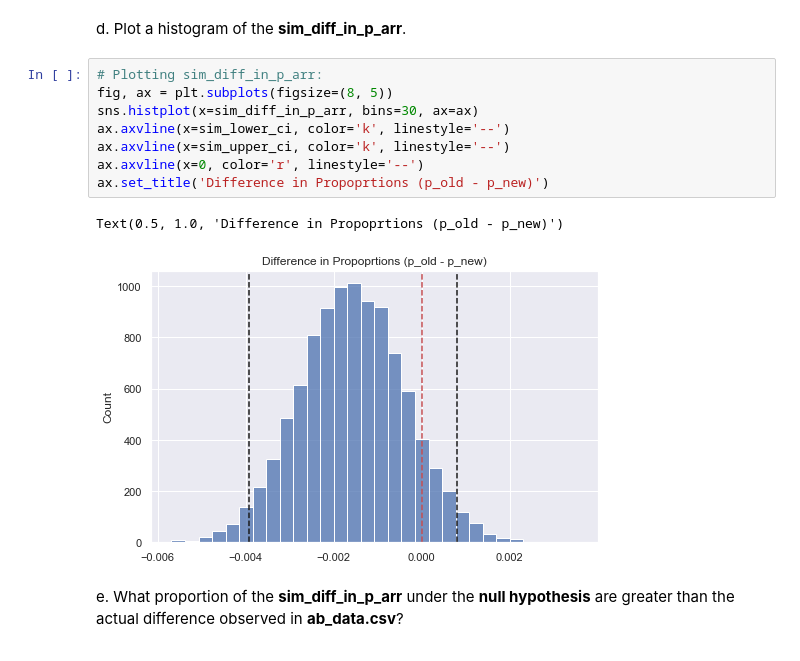
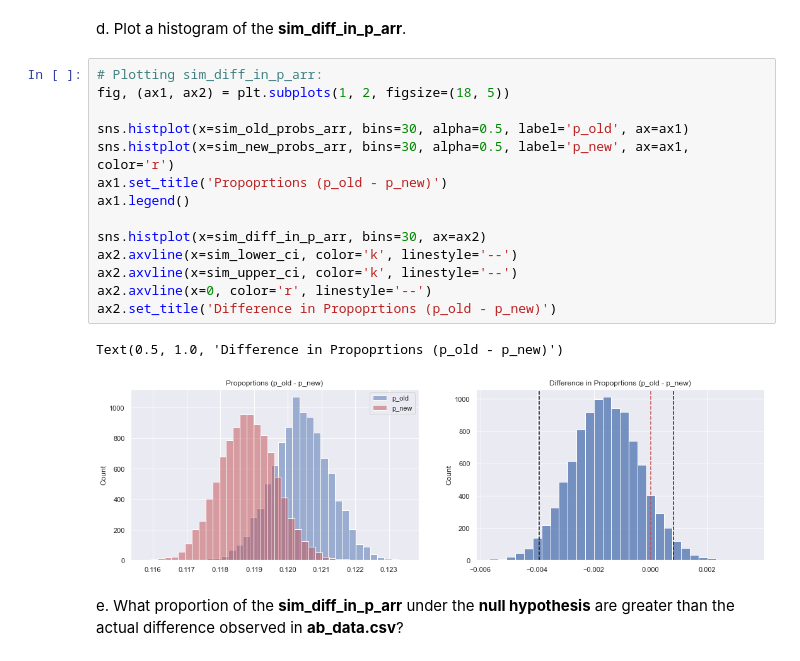
Before and after one commit to DVM-Moheb/Udacity-Analyze-AB-Test-Results, a Jupyter notebook: analyze_ab_test_results.ipynb, the cells around one changed output. Drawn from its saved outputs; the diff is of its cells as text.

```diff
--- a/analyze_ab_test_results.ipynb
+++ b/analyze_ab_test_results.ipynb
@@ -447,15 +447,21 @@ sim_lower_ci, sim_upper_ci
 d. Plot a histogram of the **sim_diff_in_p_arr**.
 # %%
 # Plotting sim_diff_in_p_arr:
-fig, ax = plt.subplots(figsize=(8, 5))
-sns.histplot(x=sim_diff_in_p_arr, bins=30, ax=ax)
-ax.axvline(x=sim_lower_ci, color='k', linestyle='--')
-ax.axvline(x=sim_upper_ci, color='k', linestyle='--')
-ax.axvline(x=0, color='r', linestyle='--')
-ax.set_title('Difference in Propoprtions (p_old - p_new)')
+fig, (ax1, ax2) = plt.subplots(1, 2, figsize=(18, 5))
+
+sns.histplot(x=sim_old_probs_arr, bins=30, alpha=0.5, label='p_old', ax=ax1)
+sns.histplot(x=sim_new_probs_arr, bins=30, alpha=0.5, label='p_new', ax=ax1, color='r')
+ax1.set_title('Propoprtions (p_old - p_new)')
+ax1.legend()
+
+sns.histplot(x=sim_diff_in_p_arr, bins=30, ax=ax2)
+ax2.axvline(x=sim_lower_ci, color='k', linestyle='--')
+ax2.axvline(x=sim_upper_ci, color='k', linestyle='--')
+ax2.axvline(x=0, color='r', linestyle='--')
+ax2.set_title('Difference in Propoprtions (p_old - p_new)')
 # %% [output]
 Text(0.5, 1.0, 'Difference in Propoprtions (p_old - p_new)')
-[figure, old version]
+[figure, new version]
 # %% [markdown]
 e. What proportion of the **sim_diff_in_p_arr** under the **null hypothesis** are greater than the actual difference observed in **ab_data.csv**?
 # %%
```
Also changed, not shown: parts of 8 cells of this notebook, 1 other file.
